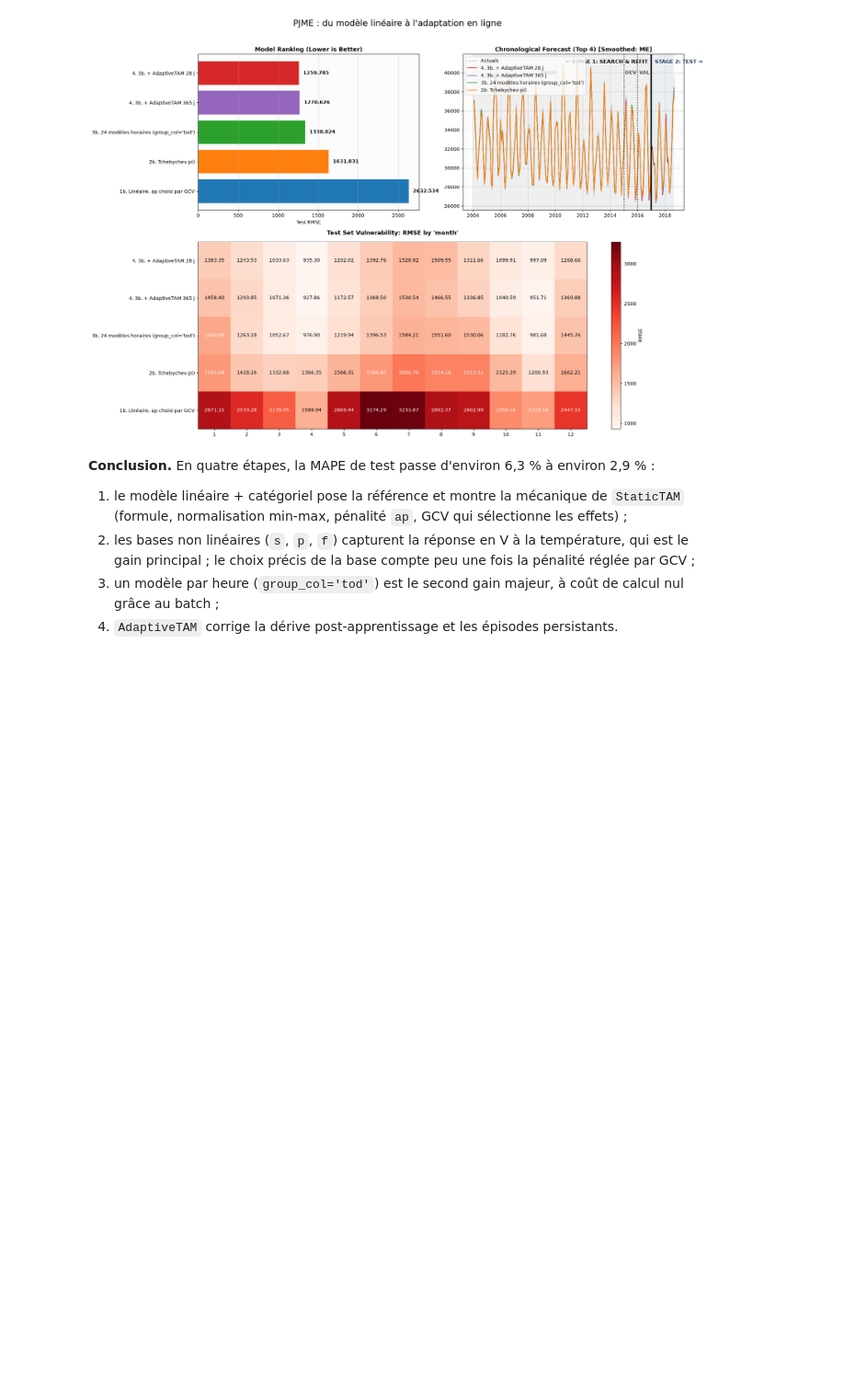
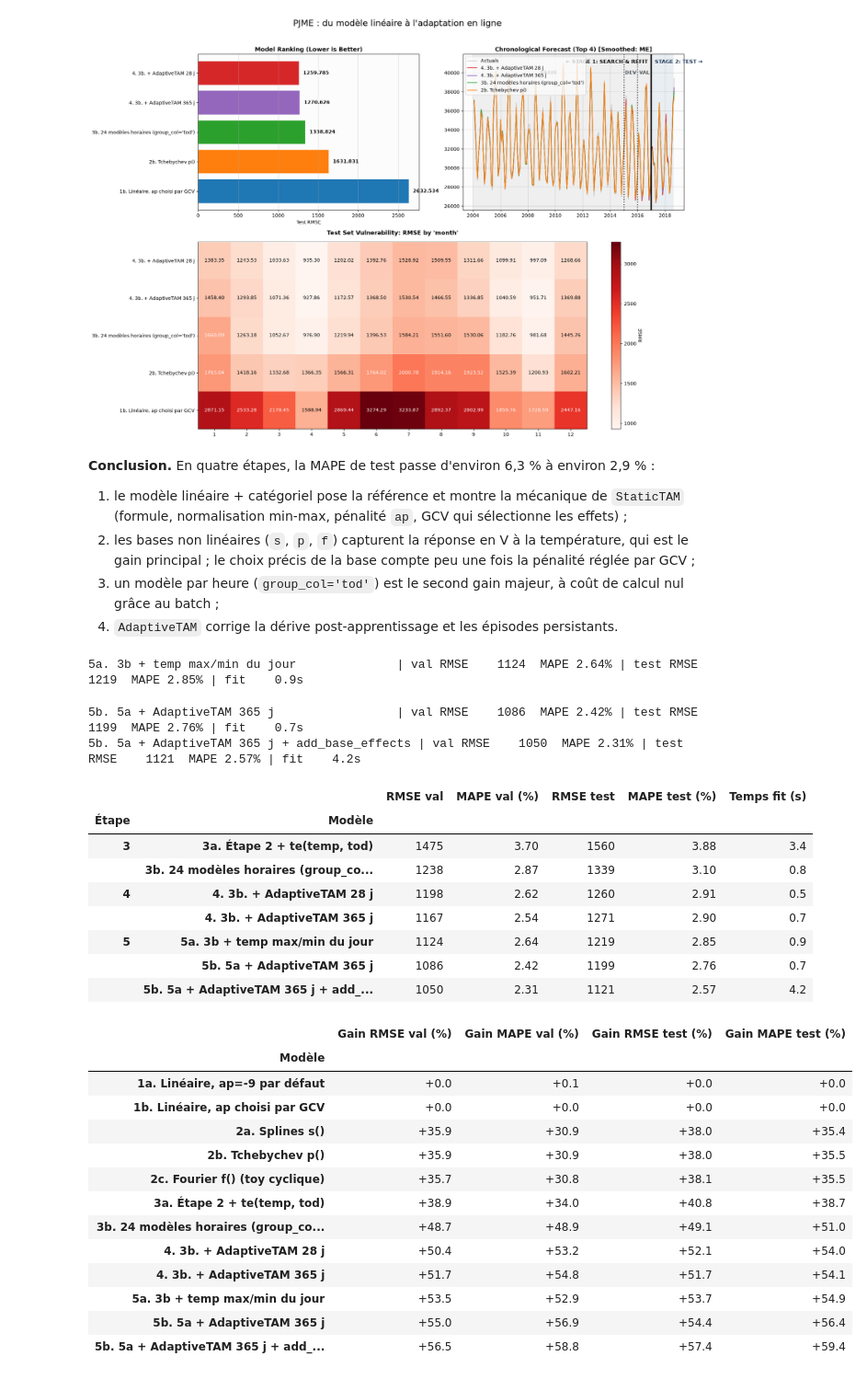
Before and after one commit to baptistebarraque/stattam-lab, a Jupyter notebook: tam_on_pjm.ipynb, the cells around one changed output. Shown at 92% size. Cells and saved outputs as stored; diff of their text form; code cells hidden in the pictures; blank space fills up the shorter version.

```diff
--- a/tam_on_pjm.ipynb
+++ b/tam_on_pjm.ipynb
@@ -759,3 +768,71 @@ plot_benchmark_dashboard(
    le choix précis de la base compte peu une fois la pénalité réglée par GCV ;
 3. un modèle par heure (`group_col='tod'`) est le second gain majeur, à coût de calcul nul grâce au batch ;
 4. `AdaptiveTAM` corrige la dérive post-apprentissage et les épisodes persistants.
+# %%
+# Températures max et min de la journée (même valeur pour les 24 heures du jour)
+day = df["date"].dt.normalize()
+df["temp_max"] = df.groupby(day)["temp"].transform("max")
+df["temp_min"] = df.groupby(day)["temp"].transform("min")
+
+# d_dict et df_train sont des copies de df : on les reconstruit pour qu'ils voient les nouvelles colonnes
+year = df["date"].dt.year
+d_dict = {"train": df[year <= 2014], "dev": df[year == 2015], "val": df[year == 2016], "test": df[year >= 2017]}
+df_train = d_dict["train"]
+# %%
+TMM = "p(temp_max, deg=10, s=2) + p(temp_min, deg=10, s=2)"
+f5 = f"{TARGET} ~ {LAGS} + {smooth2} + {TMM} + c(dow) + c(month) + c(holiday)"
+m5, t5 = fit_timed(ta.StaticTAM(formula=f5, date_col="date", group_col="tod"))
+evaluate(5, "5a. 3b + temp max/min du jour", predict_full(m5), t5)
+# %% [output]
+5a. 3b + temp max/min du jour              | val RMSE    1124  MAPE 2.64% | test RMSE    1219  MAPE 2.85% | fit    0.9s
+# %%
+BASE5 = "5a. 3b + temp max/min du jour"
+df["L_Res5"] = (df[TARGET] - PREDS[BASE5].to_numpy()).shift(24).bfill()
+online5 = df[df["date"] >= "2015-01-01"].copy()
+
+for add_base in [False, True]:
+    model = ta.AdaptiveTAM(
+        base_model=m5,
+        adaptive_formula=f"Residual{TARGET} ~ l(L_Res5)",
+        update_interval_periods=1,
+        training_window_periods=365,
+        steps_per_period=1,
+        horizon_steps=1,
+        add_base_effects=add_base,  # True : ré-estime aussi le poids de chaque effet du modèle de base sur la fenêtre
+    )
+    start = time.perf_counter()
+    out = model.predict_online(online5)
+    elapsed = time.perf_counter() - start
+    adapted = out.set_index("date")[f"AdaptedEstimated{TARGET}"].reindex(df["date"])
+    full = PREDS[BASE5].copy()
+    full.loc[adapted.dropna().index] = adapted.dropna()
+    evaluate(5, "5b. 5a + AdaptiveTAM 365 j" + (" + add_base_effects" if add_base else ""), full.to_numpy(), elapsed)
+
+display(show_results([3, 4, 5]))
+display(compare_to_baseline().style.format("{:+.1f}"))
+# %% [output]
+5b. 5a + AdaptiveTAM 365 j                 | val RMSE    1086  MAPE 2.42% | test RMSE    1199  MAPE 2.76% | fit    0.7s
+5b. 5a + AdaptiveTAM 365 j + add_base_effects | val RMSE    1050  MAPE 2.31% | test RMSE    1121  MAPE 2.57% | fit    4.2s
+|  |  | RMSE val | MAPE val (%) | RMSE test | MAPE test (%) | Temps fit (s) |
+| Étape | Modèle |  |  |  |  |  |
+| 3 | 3a. Étape 2 + te(temp, tod) | 1475 | 3.70 | 1560 | 3.88 | 3.4 |
+|  | 3b. 24 modèles horaires (group_co... | 1238 | 2.87 | 1339 | 3.10 | 0.8 |
+| 4 | 4. 3b. + AdaptiveTAM 28 j | 1198 | 2.62 | 1260 | 2.91 | 0.5 |
+|  | 4. 3b. + AdaptiveTAM 365 j | 1167 | 2.54 | 1271 | 2.90 | 0.7 |
+| 5 | 5a. 3b + temp max/min du jour | 1124 | 2.64 | 1219 | 2.85 | 0.9 |
+|  | 5b. 5a + AdaptiveTAM 365 j | 1086 | 2.42 | 1199 | 2.76 | 0.7 |
+|  | 5b. 5a + AdaptiveTAM 365 j + add_... | 1050 | 2.31 | 1121 | 2.57 | 4.2 |
+|  | Gain RMSE val (%) | Gain MAPE val (%) | Gain RMSE test (%) | Gain MAPE test (%) |
+| Modèle |  |  |  |  |
+| 1a. Linéaire, ap=-9 par défaut | +0.0 | +0.1 | +0.0 | +0.0 |
+| 1b. Linéaire, ap choisi par GCV | +0.0 | +0.0 | +0.0 | +0.0 |
+| 2a. Splines s() | +35.9 | +30.9 | +38.0 | +35.4 |
+| 2b. Tchebychev p() | +35.9 | +30.9 | +38.0 | +35.5 |
+| 2c. Fourier f() (toy cyclique) | +35.7 | +30.8 | +38.1 | +35.5 |
+| 3a. Étape 2 + te(temp, tod) | +38.9 | +34.0 | +40.8 | +38.7 |
+| 3b. 24 modèles horaires (group_co... | +48.7 | +48.9 | +49.1 | +51.0 |
+| 4. 3b. + AdaptiveTAM 28 j | +50.4 | +53.2 | +52.1 | +54.0 |
+| 4. 3b. + AdaptiveTAM 365 j | +51.7 | +54.8 | +51.7 | +54.1 |
+| 5a. 3b + temp max/min du jour | +53.5 | +52.9 | +53.7 | +54.9 |
+| 5b. 5a + AdaptiveTAM 365 j | +55.0 | +56.9 | +54.4 | +56.4 |
+| 5b. 5a + AdaptiveTAM 365 j + add_... | +56.5 | +58.8 | +57.4 | +59.4 |
```
Also changed, not shown: parts of 9 cells of this notebook.
